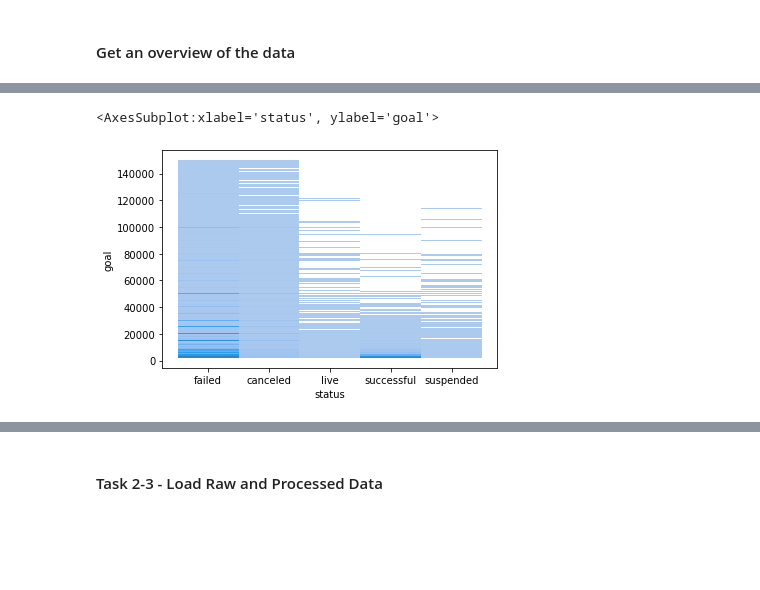
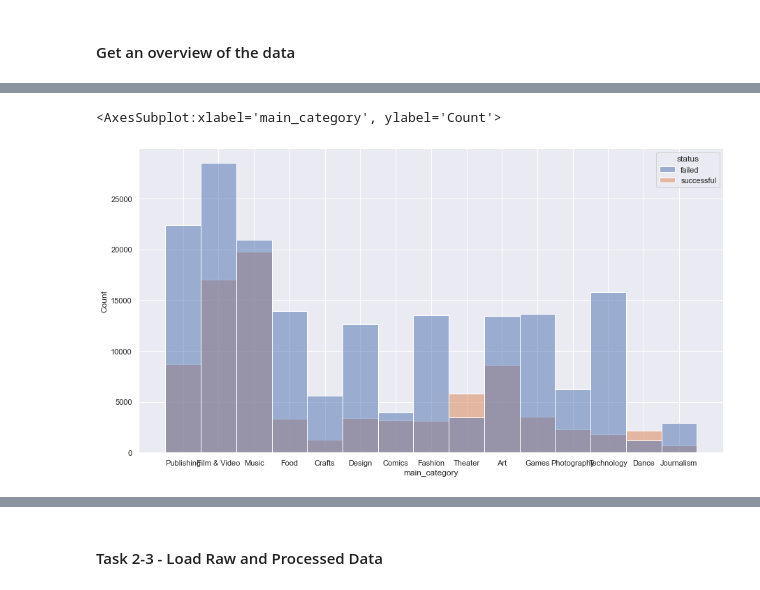
Before and after one commit to data301-2021-winter1/project-group07-project, a Jupyter notebook: notebooks/analysis2.ipynb, the cells around one changed output, grey strips where cells are left out. Cells and saved outputs as stored; diff of their text form; code cells hidden in the pictures; blank space fills up the shorter version.

```diff
--- a/notebooks/analysis2.ipynb
+++ b/notebooks/analysis2.ipynb
@@ -81,0 +101,6 @@ dataset3.describe(include='object').T
+# %%
+dataset2 = dataset1.copy()
+dataset2['launched'] = pd.to_datetime(dataset2['launched'])
+dataset2['deadline'] = pd.to_datetime(dataset2['deadline'])
+dataset2['duration'] = (dataset2['deadline'] - dataset2['launched']).dt.days
+dataset2['completion'] = (dataset2['pledged'] / dataset2['goal'])*100
@@ -82,10 +119,12 @@ dataset3.describe(include='object').T
 # %%
 #Due to the large dataset, it is too slow to work with,
 #I have to reduce the rows inorder to get some progress within deadline
+#Only getting the data from goal between 25%-75%
+dataset2 = dataset2[(dataset2['status'] != 'canceled')
+                    & (dataset2['status'] != 'undefined')
+                    & (dataset2['status'] != 'live')
+                    & (dataset2['status'] != 'suspended')]
 
-dataset4 = dataset3[(dataset3['backers'] > 2)
-                    & (dataset3['backers'] < 56)
-                    & (dataset3['goal'] < 150000)
-                    & (dataset3['goal'] > 2000)]
-dataset4
+# check the duration columns data
+dataset2.describe().apply(lambda s: s.apply(lambda x: format(x, 'f'))).T
 # %% [output]
@@ -124,0 +162,6 @@ dataset5
+# %%
+dataset3 = dataset2[(dataset2['goal'] < 60000)
+                   & (dataset2['backers'] < 200)
+                   & (dataset2['completion'] < 200)
+                   & (dataset2['pledged'] < 15000)]
+sns.distplot(dataset3['goal'])
@@ -124,0 +196,3 @@ dataset5
+# %%
+sns.set(rc = {'figure.figsize':(15,8)})
+sns.histplot(x="main_category", data=dataset3)
@@ -125,5 +202,5 @@ dataset5
 # %%
-sns.histplot(data=dataset5, x='status', y='goal')
+sns.histplot(x="main_category", data=dataset3, hue='status')
 # %% [output]
-<AxesSubplot:xlabel='status', ylabel='goal'>
+<AxesSubplot:xlabel='main_category', ylabel='Count'>
-[figure, old version]
+[figure, new version]
```
Also changed, not shown: parts of 28 cells of this notebook.
